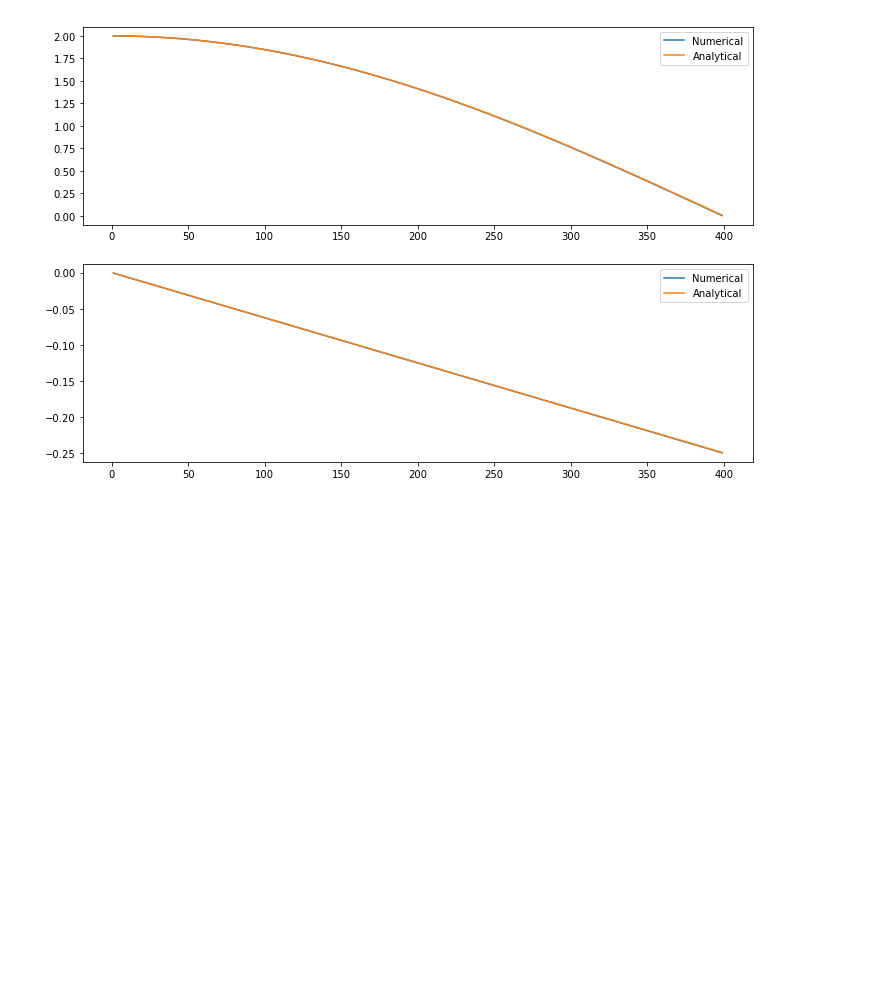
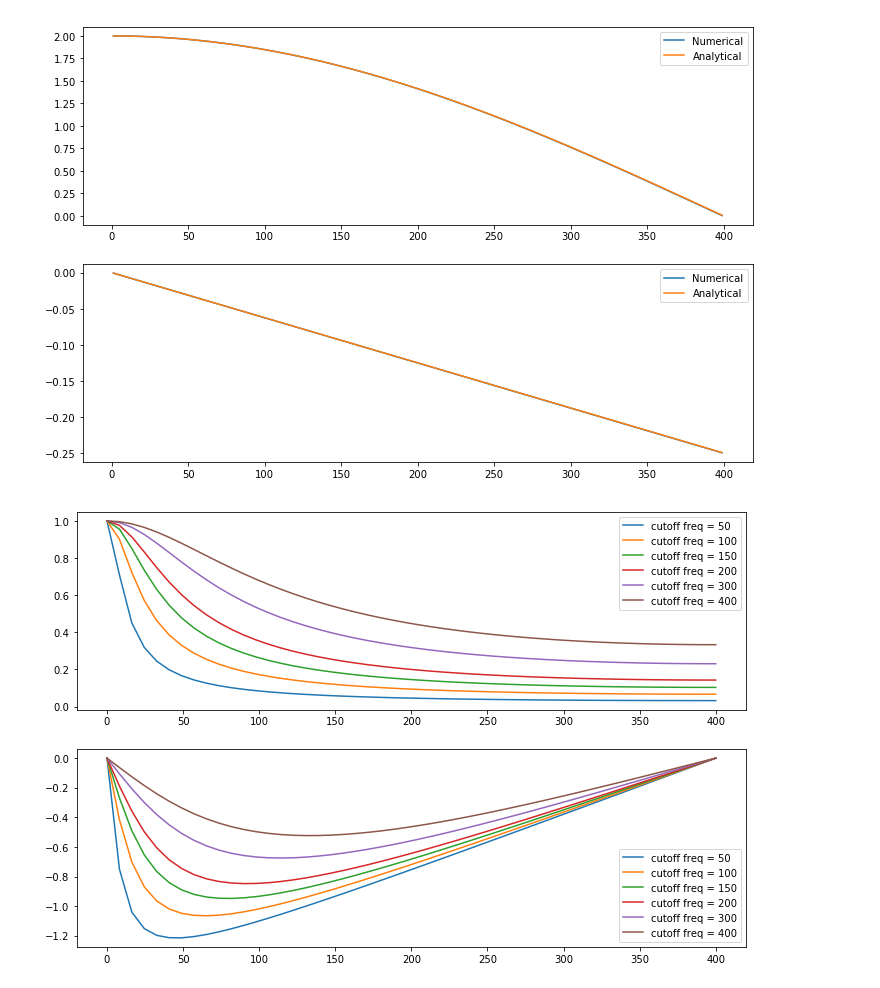
Before and after one commit to JamieJQuinn/synthesizer-presentation, a Jupyter notebook: Low-Pass Filter.ipynb, the cells around one changed output. Cells and saved outputs as stored; diff of their text form; code cells hidden in the pictures; blank space fills up the shorter version.

```diff
--- a/Low-Pass Filter.ipynb
+++ b/Low-Pass Filter.ipynb
@@ -90,3 +90,20 @@ axes[1].legend()
 plt.show()
 # %% [output]
 [figure]
+# %%
+def response(freqs, alpha):
+    z = np.exp(2*np.pi*1j*freqs*T)
+    return alpha/(1-(1-alpha)/z)
+
+fig, axes = plt.subplots(2, figsize=(12, 8))
+for cutoff in [50, 100, 150, 200, 300, 400]:
+    freqs = np.linspace(0, N/2)
+    resp = response(freqs, cutoff*T)
+    axes[0].plot(freqs, np.absolute(resp), label='cutoff freq = ' + str(cutoff))
+    axes[1].plot(freqs, np.angle(resp), label='cutoff freq = ' + str(cutoff))
+
+axes[0].legend()
+axes[1].legend()
+plt.show()
+# %% [output]
+[figure, added]
```
Also changed, not shown: 6 other files.
